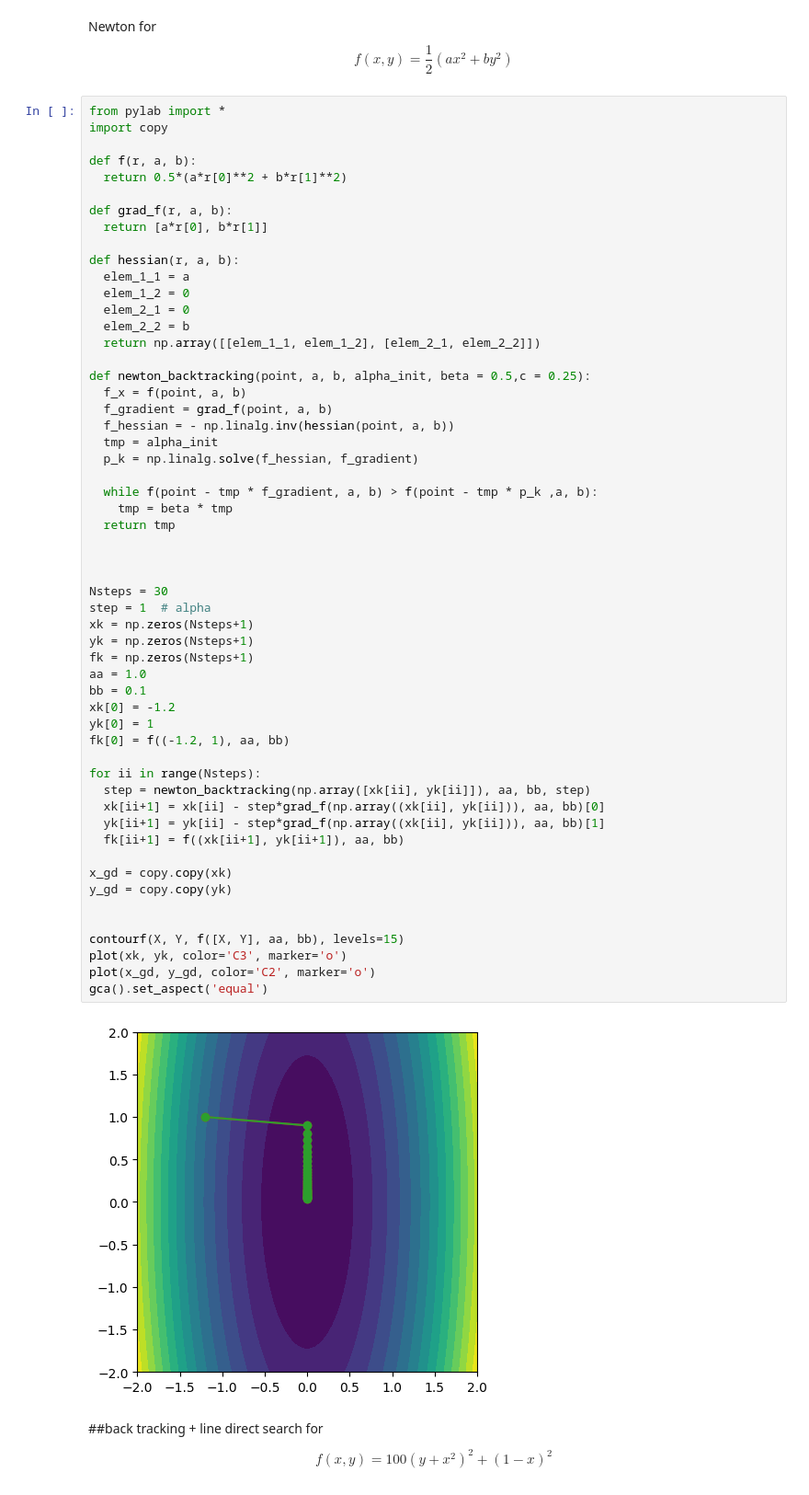
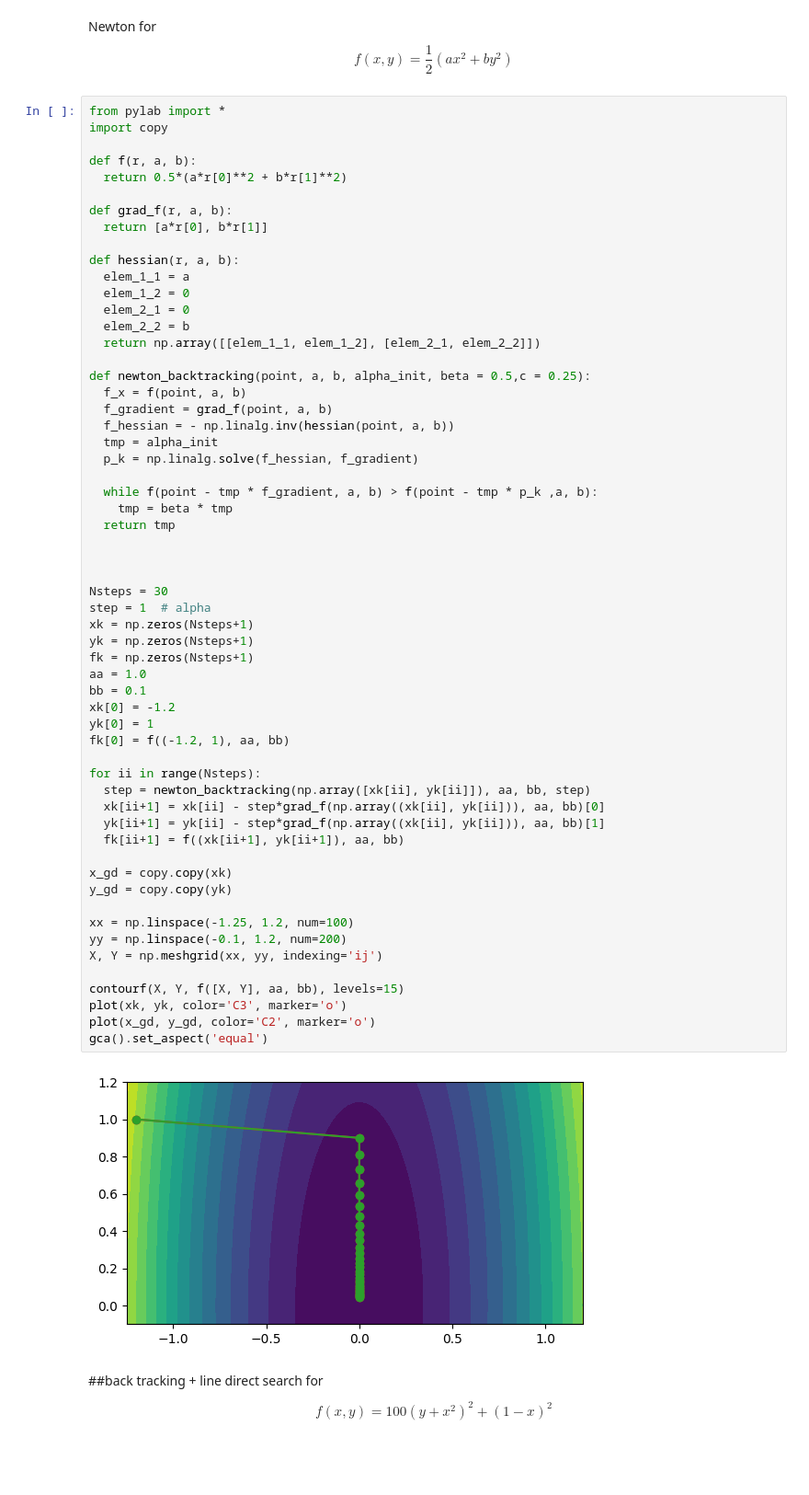
Before and after one commit to MatLock/UdeSa-Applied-Math-and-Optimization, a Jupyter notebook: clase_03/clase_03_gradient_descent.ipynb, the cells around one changed output. Shown: that part at 92% size. Cells and saved outputs as stored; diff of their text form; blank space fills up the shorter version.

```diff
--- a/clase_03/clase_03_gradient_descent.ipynb
+++ b/clase_03/clase_03_gradient_descent.ipynb
@@ -209,34 +209,37 @@ def newton_backtracking(point, a, b, alpha_init, beta = 0.5,c = 0.25):
   return tmp
 
 
 
 Nsteps = 30
 step = 1  # alpha
 xk = np.zeros(Nsteps+1)
 yk = np.zeros(Nsteps+1)
 fk = np.zeros(Nsteps+1)
 aa = 1.0
 bb = 0.1
 xk[0] = -1.2
 yk[0] = 1
 fk[0] = f((-1.2, 1), aa, bb)
 
 for ii in range(Nsteps):
   step = newton_backtracking(np.array([xk[ii], yk[ii]]), aa, bb, step)
   xk[ii+1] = xk[ii] - step*grad_f(np.array((xk[ii], yk[ii])), aa, bb)[0]
   yk[ii+1] = yk[ii] - step*grad_f(np.array((xk[ii], yk[ii])), aa, bb)[1]
   fk[ii+1] = f((xk[ii+1], yk[ii+1]), aa, bb)
 
 x_gd = copy.copy(xk)
 y_gd = copy.copy(yk)
 
+xx = np.linspace(-1.25, 1.2, num=100)
+yy = np.linspace(-0.1, 1.2, num=200)
+X, Y = np.meshgrid(xx, yy, indexing='ij')
 
 contourf(X, Y, f([X, Y], aa, bb), levels=15)
 plot(xk, yk, color='C3', marker='o')
 plot(x_gd, y_gd, color='C2', marker='o')
 gca().set_aspect('equal')
 # %% [output]
-[figure, old version]
+[figure, new version]
 # %% [markdown]
 ##back tracking + line direct search for
 
```
